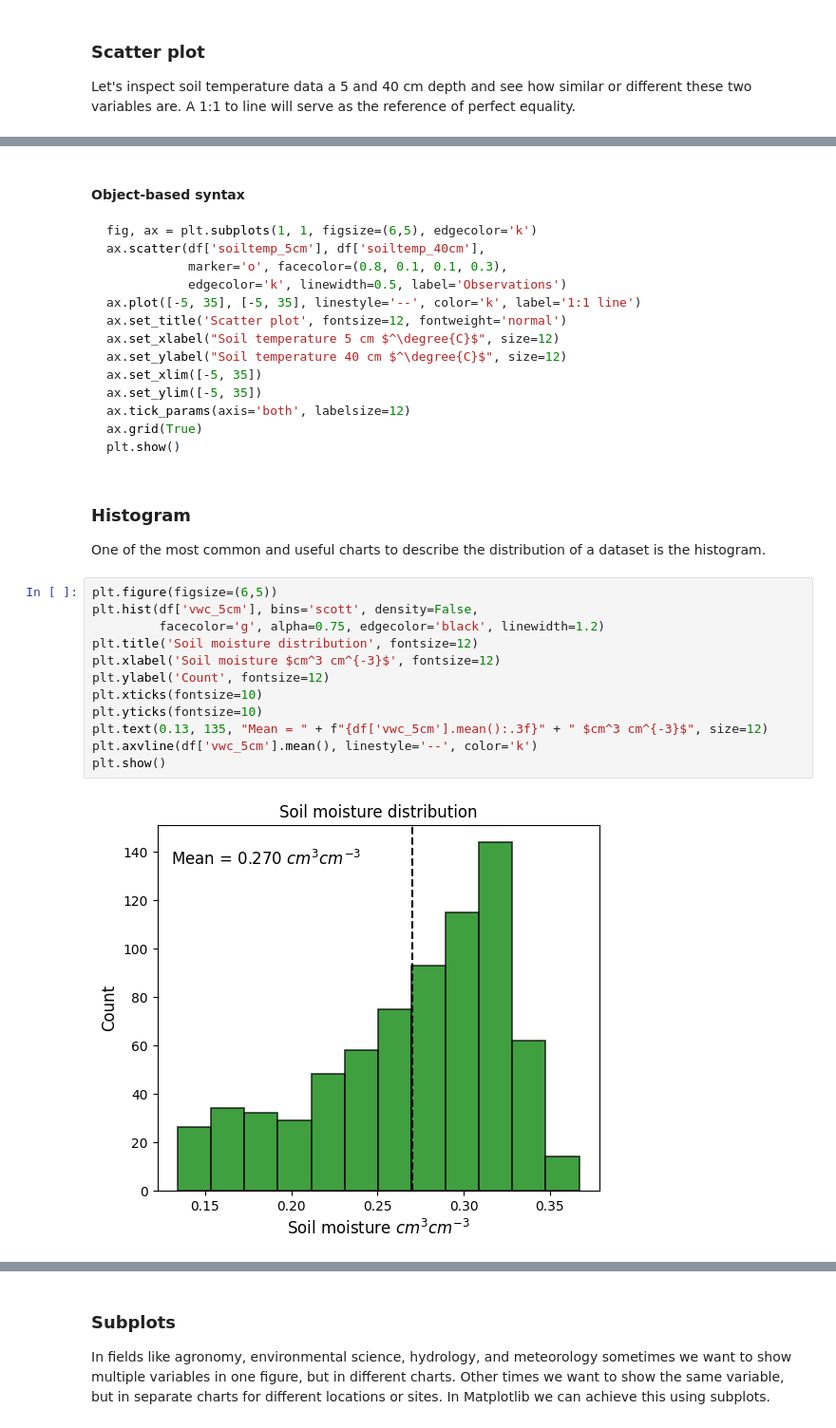
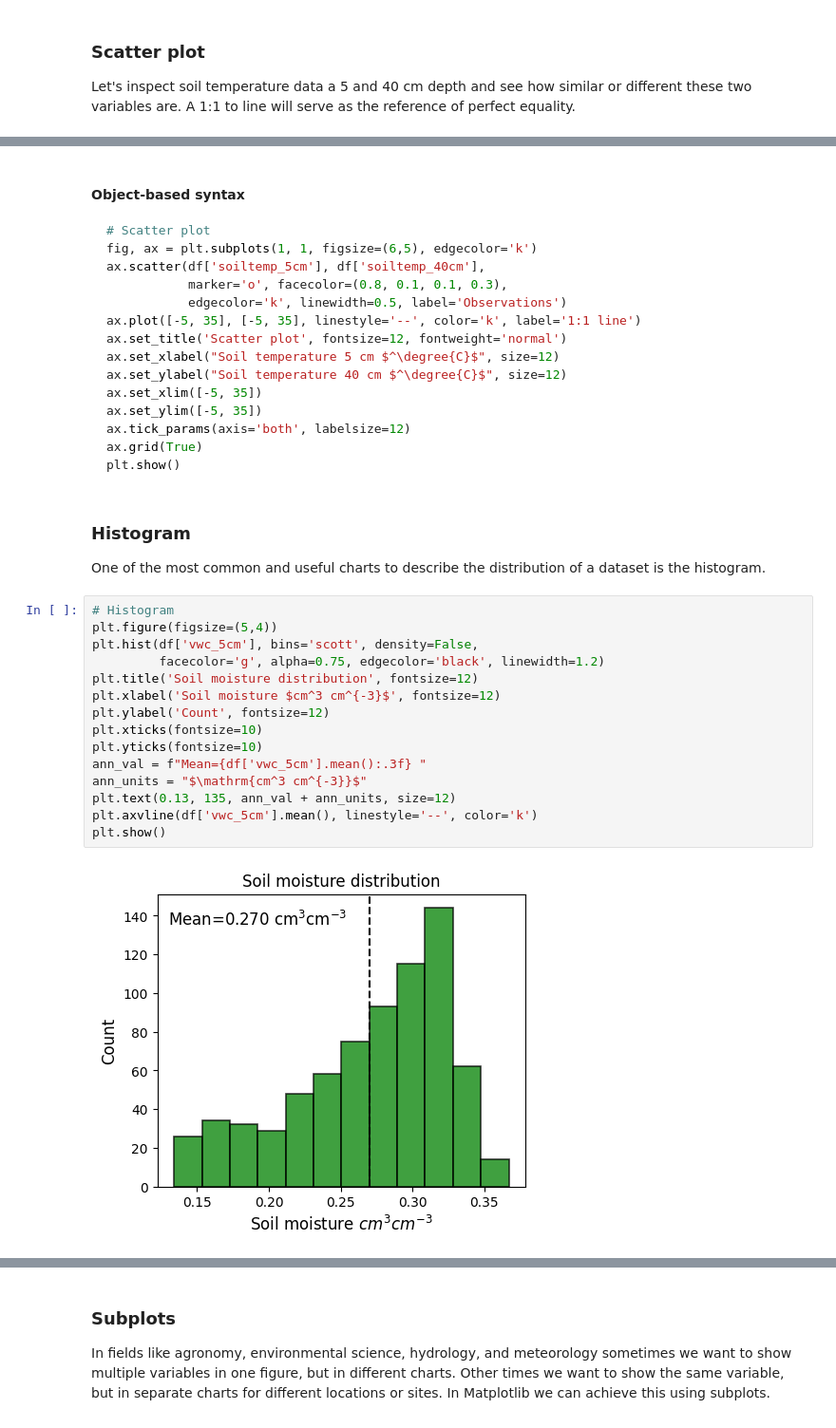
Before and after one commit to soilwater/pynotes-agriscience, a Jupyter notebook: basic_concepts/plotting.ipynb, the cells around one changed output, grey strips where cells are left out. Shown at 95% size. Cells and saved outputs as stored; diff of their text form.

````diff
--- a/basic_concepts/plotting.ipynb
+++ b/basic_concepts/plotting.ipynb
@@ -216,6 +224,7 @@ plt.show()
 # %% [markdown]
 #### Object-based syntax
 ```python
+# Scatter plot
 fig, ax = plt.subplots(1, 1, figsize=(6,5), edgecolor='k')
 ax.scatter(df['soiltemp_5cm'], df['soiltemp_40cm'],
            marker='o', facecolor=(0.8, 0.1, 0.1, 0.3),
@@ -235,19 +244,22 @@ plt.show()
 
 One of the most common and useful charts to describe the distribution of a dataset is the histogram.
 # %%
-plt.figure(figsize=(6,5))
+# Histogram
+plt.figure(figsize=(5,4))
 plt.hist(df['vwc_5cm'], bins='scott', density=False,
          facecolor='g', alpha=0.75, edgecolor='black', linewidth=1.2)
 plt.title('Soil moisture distribution', fontsize=12)
 plt.xlabel('Soil moisture $cm^3 cm^{-3}$', fontsize=12)
 plt.ylabel('Count', fontsize=12)
 plt.xticks(fontsize=10)
 plt.yticks(fontsize=10)
-plt.text(0.13, 135, "Mean = " + f"{df['vwc_5cm'].mean():.3f}" + " $cm^3 cm^{-3}$", size=12)
+ann_val = f"Mean={df['vwc_5cm'].mean():.3f} "
+ann_units = "$\mathrm{cm^3 cm^{-3}}$"
+plt.text(0.13, 135, ann_val + ann_units, size=12)
 plt.axvline(df['vwc_5cm'].mean(), linestyle='--', color='k')
 plt.show()
 # %% [output]
-[figure, old version]
+[figure, new version]
 # %% [markdown]
 #### Object-based syntax
 ```python
````
Also changed, not shown: parts of 20 cells of this notebook, 19 other files.
